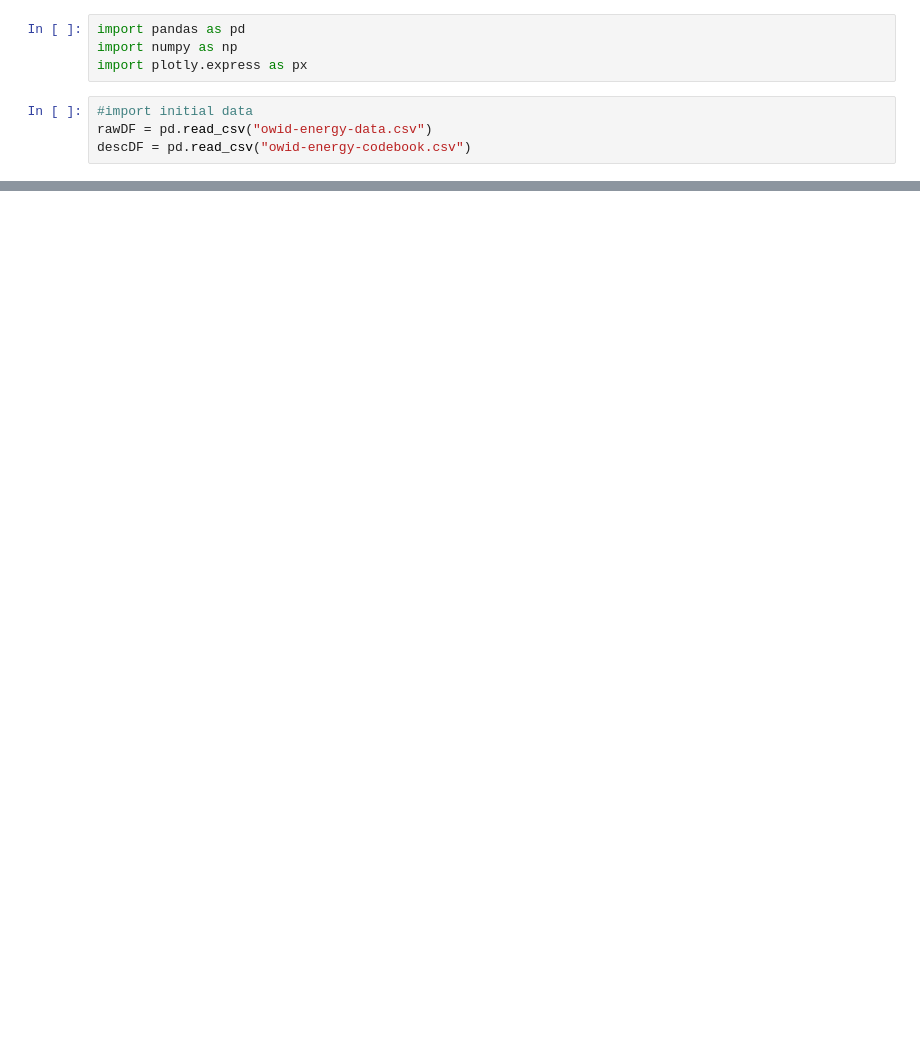
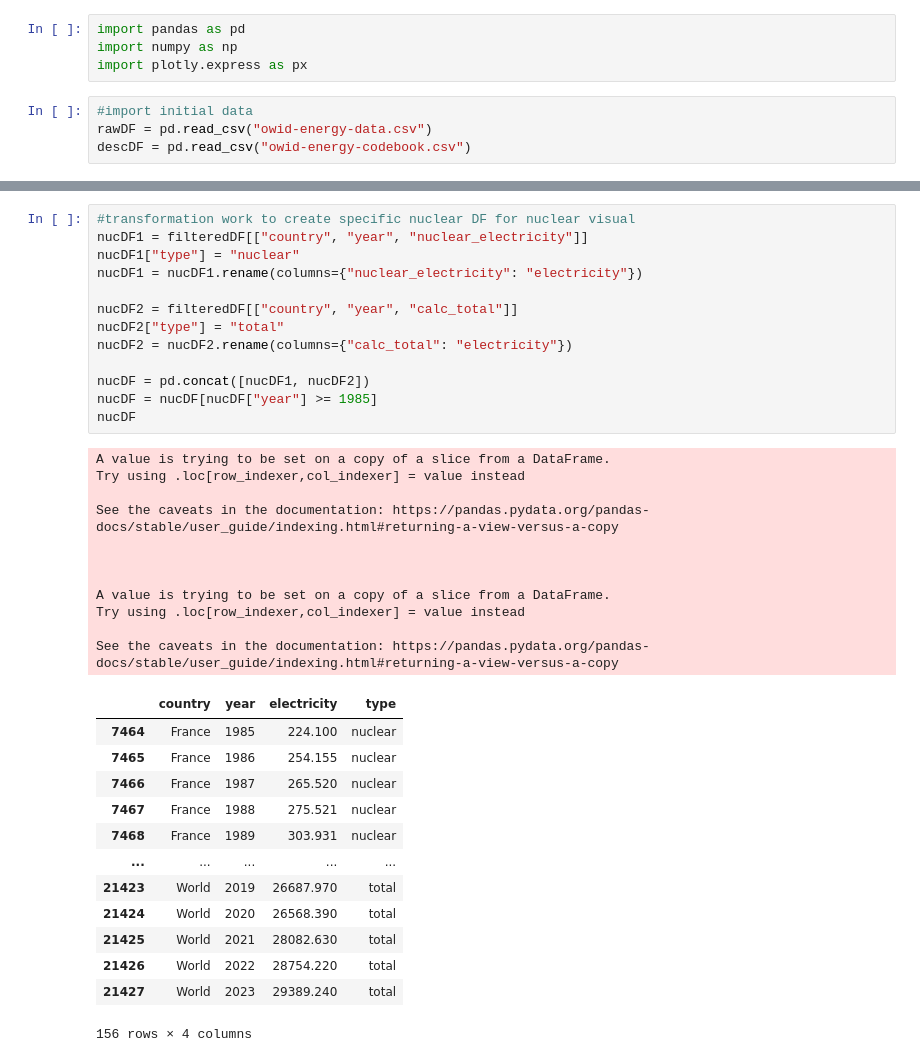
Before and after one commit to chrisdscholz/209R_projects, a Jupyter notebook: Project 2/Project2.ipynb, the cells around one changed output, grey strips where cells are left out. Cells and saved outputs as stored; diff of their text form; blank space fills up the shorter version.

```diff
--- a/Project 2/Project2.ipynb
+++ b/Project 2/Project2.ipynb
@@ -68,0 +36,38 @@ filteredTDF
+# %%
+#transformation work to create specific nuclear DF for nuclear visual
+nucDF1 = filteredDF[["country", "year", "nuclear_electricity"]]
+nucDF1["type"] = "nuclear"
+nucDF1 = nucDF1.rename(columns={"nuclear_electricity": "electricity"})
+
+nucDF2 = filteredDF[["country", "year", "calc_total"]]
+nucDF2["type"] = "total"
+nucDF2 = nucDF2.rename(columns={"calc_total": "electricity"})
+
+nucDF = pd.concat([nucDF1, nucDF2])
+nucDF = nucDF[nucDF["year"] >= 1985]
+nucDF
+# %% [output]
+A value is trying to be set on a copy of a slice from a DataFrame.
+Try using .loc[row_indexer,col_indexer] = value instead
+
+See the caveats in the documentation: https://pandas.pydata.org/pandas-docs/stable/user_guide/indexing.html#returning-a-view-versus-a-copy
+
+
+
+A value is trying to be set on a copy of a slice from a DataFrame.
+Try using .loc[row_indexer,col_indexer] = value instead
+
+See the caveats in the documentation: https://pandas.pydata.org/pandas-docs/stable/user_guide/indexing.html#returning-a-view-versus-a-copy
+|  | country | year | electricity | type |
+| 7464 | France | 1985 | 224.100 | nuclear |
+| 7465 | France | 1986 | 254.155 | nuclear |
+| 7466 | France | 1987 | 265.520 | nuclear |
+| 7467 | France | 1988 | 275.521 | nuclear |
+| 7468 | France | 1989 | 303.931 | nuclear |
+| ... | ... | ... | ... | ... |
+| 21423 | World | 2019 | 26687.970 | total |
+| 21424 | World | 2020 | 26568.390 | total |
+| 21425 | World | 2021 | 28082.630 | total |
+| 21426 | World | 2022 | 28754.220 | total |
+| 21427 | World | 2023 | 29389.240 | total |
+156 rows × 4 columns
```
Also changed, not shown: parts of 13 cells of this notebook.
